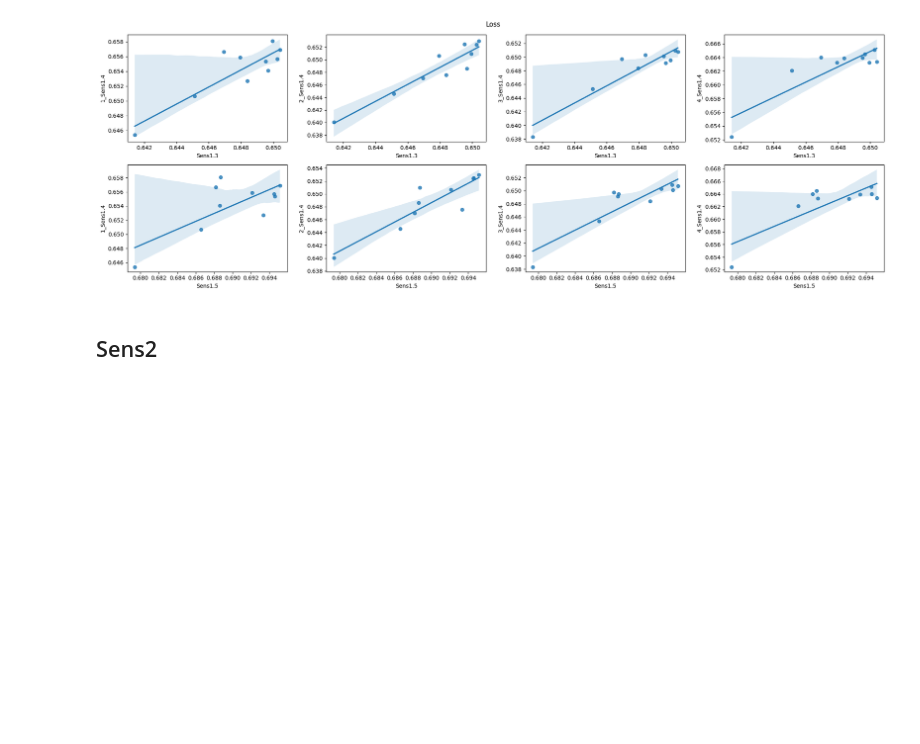
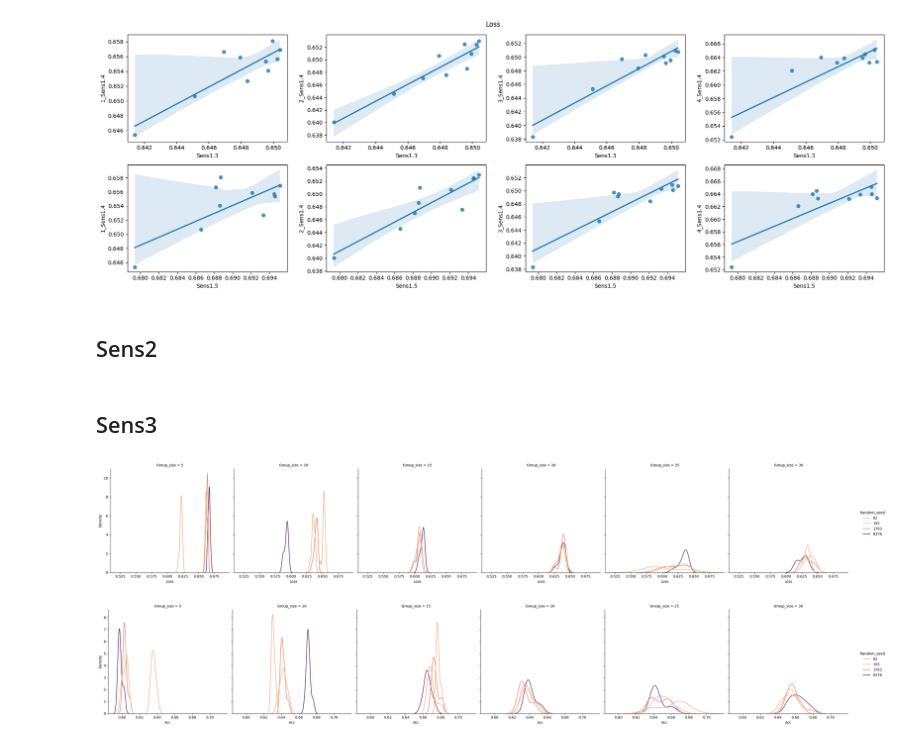
Before and after one commit to titoghose/GWANN, a Jupyter notebook: Code_AD/sensitivity_plots.ipynb, the cells around one changed output. Drawn from its saved outputs; the diff is of its cells as text; code cells hidden in the pictures; blank space fills up the shorter version.

Commit message:
Completed Sens3 and Sens4
Sens3 - Which group size makes method most stable.
Sens4 - What oversampling is best for the above identified group size.

```diff
--- a/Code_AD/sensitivity_plots.ipynb
+++ b/Code_AD/sensitivity_plots.ipynb
@@ -174,3 +174,33 @@ for grp_size in grp_sizes:
     fig.tight_layout()
     fig.savefig(f'./results_Sens2/Grp_size{grp_size}_{metric}.png', dpi=100)
     plt.close()
+# %% [markdown]
+## Sens3
+# %%
+grp_sizes = [5, 10, 15, 20, 25, 30]
+sens_types = ['Sens2', 'Sens2', 'Sens2', 'Sens3', 'Sens3', 'Sens3']
+rand_seeds = [82, 192, 8376, 1763]
+# %%
+for label in ['MATERNAL_MARIONI']:
+    grp_summ_df = []
+    for sens_type, grp_size in zip(sens_types, grp_sizes):
+        for si, seed in enumerate(rand_seeds):
+            exp_name = f'{sens_type}_{si}_{grp_size}'
+            exp_summ_path = (f'NN_Logs/'+
+                f'{label}_Chr{exp_name}_GWANNet5_[128,64]_Dr_0.3_LR:0.0001_BS:256_Optim:adam/'+
+                f'{label}_Chr{exp_name}_2500bp_summary.csv')
+            summ_df = pd.read_csv(exp_summ_path)
+            summ_df = process_df(summ_df)
+            summ_df['Group_size'] = grp_size
+            summ_df['Random_seed'] = seed
+            summ_df = summ_df[['Group_size', 'Random_seed', 'Gene', 'Acc', 'Loss']]
+            grp_summ_df.append(summ_df)
+    grp_summ_df = pd.concat(grp_summ_df)
+# %%
+for met in ['Loss', 'Acc']:
+    sns.displot(data=grp_summ_df, col='Group_size', x=met, hue='Random_seed',
+                kind='kde', palette='flare', hue_order=rand_seeds)
+    plt.savefig(f'./results_Sens3/Diff_groupings_{met}.png', dpi=100)
+# %% [output]
+[figure, added]
+[figure, added]
```
Also changed, not shown: parts of 8 cells of this notebook, 2 other files.
